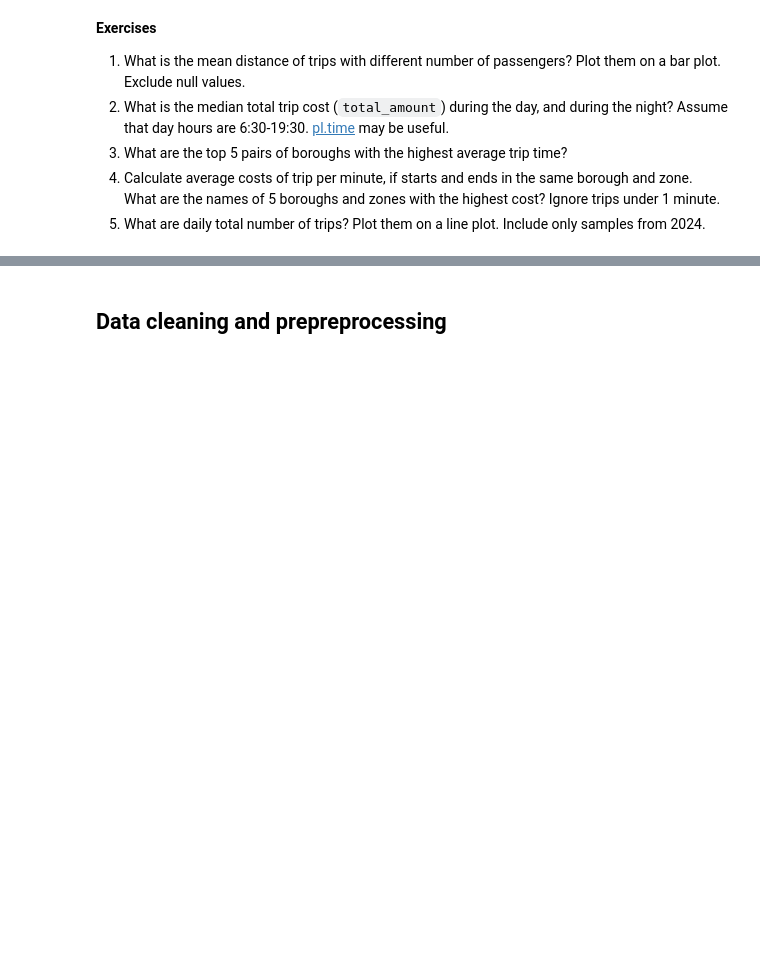
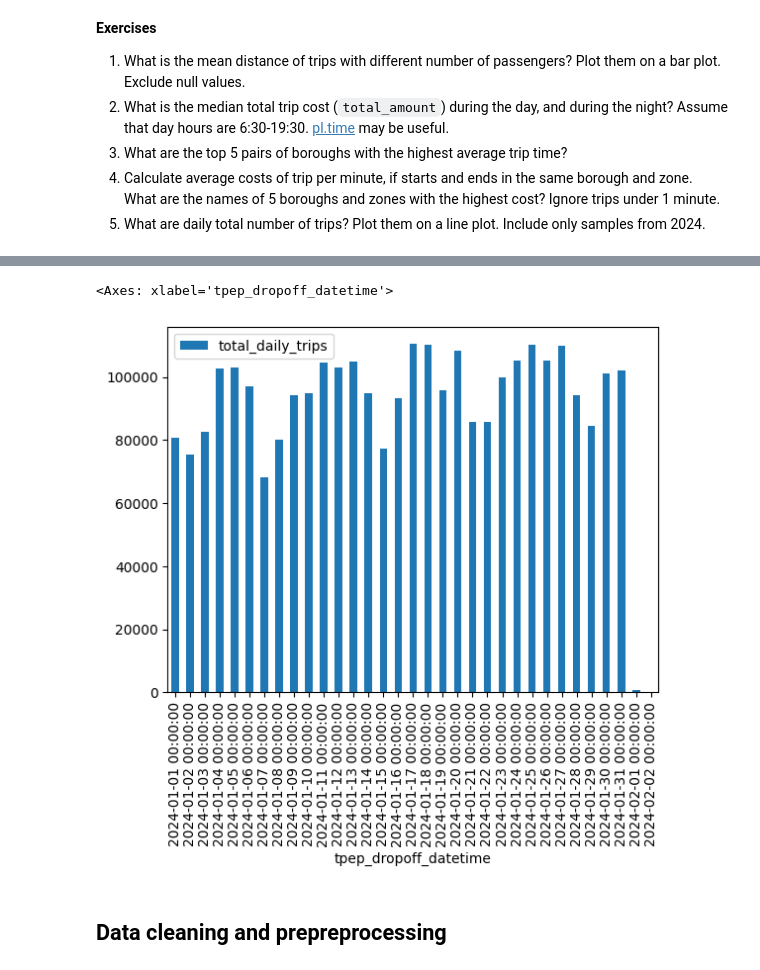
Before and after one commit to juliaryb/MLOps1, a Jupyter notebook: lab03/notebook_polars.ipynb, the cells around one changed output, grey strips where cells are left out. Cells and saved outputs as stored; diff of their text form; code cells hidden in the pictures; blank space fills up the shorter version.

```diff
--- a/lab03/notebook_polars.ipynb
+++ b/lab03/notebook_polars.ipynb
@@ -510,3 +720,18 @@ df_daily_avg_trip_times
+# %%
+# 5. What are daily total number of trips? Plot them on a line plot. Include only samples from 2024.
+df_daily_avg_trip_times = (
+    df.filter(pl.col("tpep_dropoff_datetime").dt.year() == 2024)
+    .sort("tpep_dropoff_datetime")
+    .group_by_dynamic("tpep_dropoff_datetime", every="1d")
+    .agg(pl.col("tpep_dropoff_datetime").count().alias("total_daily_trips"))
+    .to_pandas()
+    .plot.bar(x="tpep_dropoff_datetime", y="total_daily_trips")
+)
+
+df_daily_avg_trip_times
+# %% [output]
+<Axes: xlabel='tpep_dropoff_datetime'>
+[figure, added]
 # %% [markdown]
 ## Data cleaning and prepreprocessing
 # %% [markdown]
```
Also changed, not shown: parts of 44 cells of this notebook, 1 other file.
